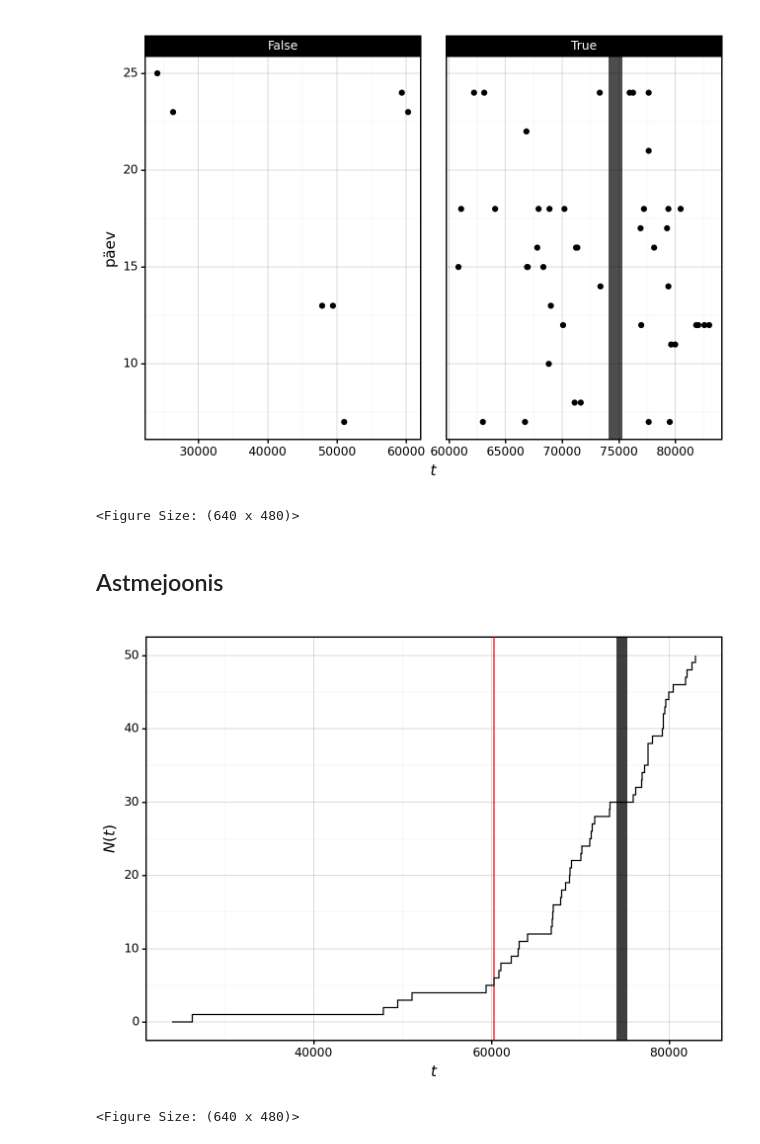
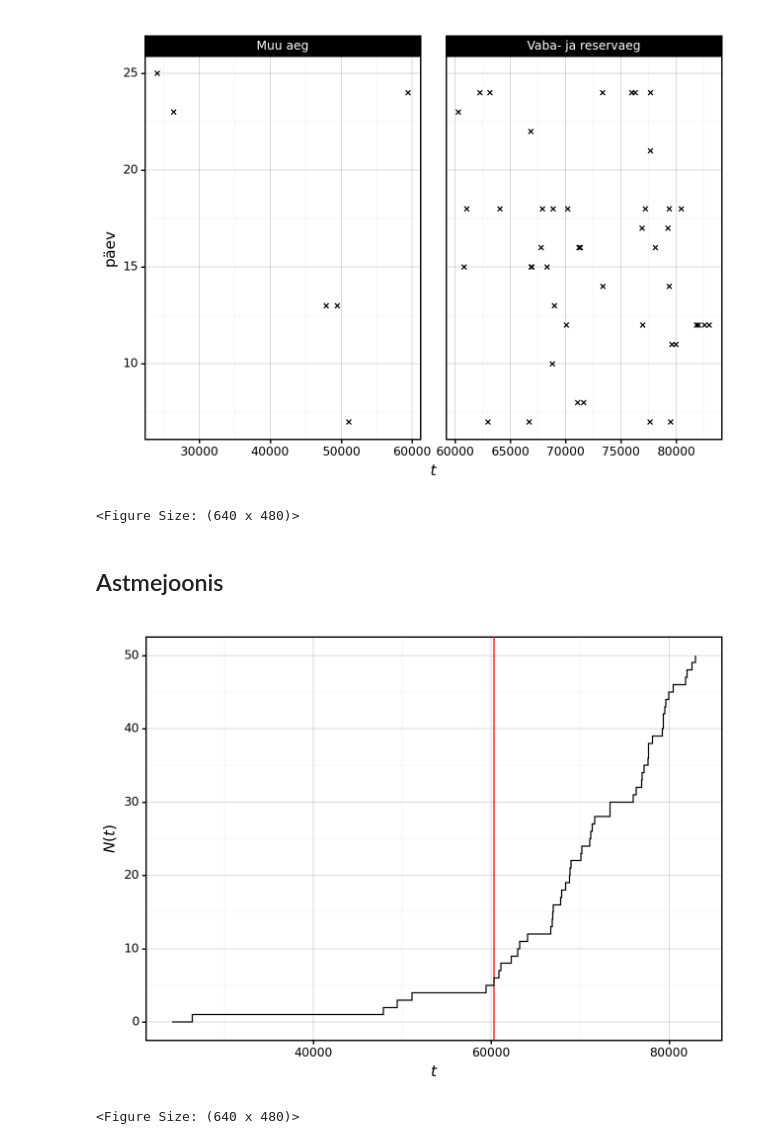
Before and after one commit to mart-mihkel/spioonid, a Jupyter notebook: main.ipynb, the cells around one changed output. Drawn from its saved outputs; the diff is of its cells as text; code cells hidden in the pictures.

```diff
--- a/main.ipynb
+++ b/main.ipynb
@@ -6,15 +8,20 @@ from datetime import datetime
+# %%
+hommik = 21_600  # hommikune äratus kell 06:00
+reservaeg = 60_300  # tavaline reservaja algus kell 16:45
+esimene_päev = 197  # teenistuse esimene päev 17.07.2023
+söögigraafik_nädalaid = 6  # söögigraafiku nädalate arv
 # %%
 spioon_df = pd.read_csv('andmed/spioonid.csv')
 
 spioon_df['kuupäev'] = spioon_df['kuupäev'].apply(lambda x: datetime.fromisoformat(x))
-spioon_df['söögigraafik_nädal'] = spioon_df['kuupäev'].apply(lambda x: datetime.isocalendar(x).week % 6)
-spioon_df['päev'] = spioon_df['kuupäev'].apply(lambda x: x.timetuple().tm_yday - 197)
+spioon_df['sekund'] = spioon_df['kuupäev'].apply(lambda x: (x - x.replace(hour=0, minute=0, second=0)).total_seconds())
+spioon_df['päev'] = spioon_df['kuupäev'].apply(lambda x: x.timetuple().tm_yday - esimene_päev)
 spioon_df['päev_n'] = spioon_df.groupby('päev').cumcount()
-spioon_df['sekund'] = spioon_df['kuupäev'].apply(lambda x: (x - x.replace(hour=0, minute=0)).total_seconds())
-spioon_df['reservajal'] = spioon_df['sekund'] > 60300
+spioon_df['päev_tühemik'] = spioon_df.groupby('päev')['sekund'].diff().fillna(spioon_df['sekund'] - hommik)
+spioon_df['söögigraafik_nädal'] = spioon_df['kuupäev'].apply(lambda x: datetime.isocalendar(x).week % söögigraafik_nädalaid)
+spioon_df['tegevusaeg'] = (spioon_df['sekund'] >= reservaeg).map({True: 'Vaba- ja reservaeg', False:'Muu aeg'})
 
-spioon_df = spioon_df.sort_values('sekund')
-spioon_df['n'] = np.arange(0, spioon_df.shape[0])
+# TODO reservaja andmepunktide jaoks peavad esimesed tühemikud algama 60300 (vist, peab poissoni protsessi üle uurima)
 
-spioon_df.head()
+spioon_df.tail()
 # %% [output]
@@ -47,26 +75,31 @@ g
 # %%
-g = ggplot(spioon_df) + facet_wrap('reservajal', scales='free_x') + aes('sekund', 'päev')
+# tegevusajad alamjoonistena
+
+g = ggplot(spioon_df) + facet_wrap('tegevusaeg', scales='free_x') + aes('sekund', 'päev')
 g += theme_linedraw() + theme(panel_spacing=0.04)
 g += labs(x='$t$', y='päev')
-g += geom_rect(xmin=74100, xmax=75300, ymin=-float('inf'), ymax=float('inf'), fill='k', alpha=0.025)  # õhtune rivistus
-g += geom_point()
+# g += geom_rect(xmin=74100, xmax=75300, ymin=-float('inf'), ymax=float('inf'), fill='k', alpha=0.025)  # õhtune rivistus
+g += geom_point(shape='x')
 
-# g.save('paber/spioonid_päevad_reservaeg.png', dpi=100)
+# g.save('paber/spioonid_päevakaupa_eraldatud.png', dpi=100)
 g
 # %% [output]
-[figure, old version]
+[figure, new version]
 <Figure Size: (640 x 480)>
 # %% [markdown]
 ## Astmejoonis
 # %%
-g = ggplot(spioon_df) + theme_linedraw() + aes('sekund', 'n')
+aste_df = spioon_df.sort_values('sekund')
+aste_df['n'] = np.arange(0, aste_df.shape[0])
+
+g = ggplot(aste_df) + theme_linedraw() + aes('sekund', 'n')
 g += labs(x='$t$', y='$N(t)$')
 g += geom_vline(xintercept=60300, color='r')  # reservaja algus
-g += geom_rect(xmin=74100, xmax=75300, ymin=-float('inf'), ymax=float('inf'), fill='k', alpha=0.025)  # õhtune rivistus
+# g += geom_rect(xmin=74100, xmax=75300, ymin=-float('inf'), ymax=float('inf'), fill='k', alpha=0.025)  # õhtune rivistus
 g += geom_step()
 
 # g.save('paber/spioonid_astmejoonis.png', dpi=100)
 g
 # %% [output]
-[figure, old version]
+[figure, new version]
 <Figure Size: (640 x 480)>
```
Also changed, not shown: parts of 7 cells of this notebook.
